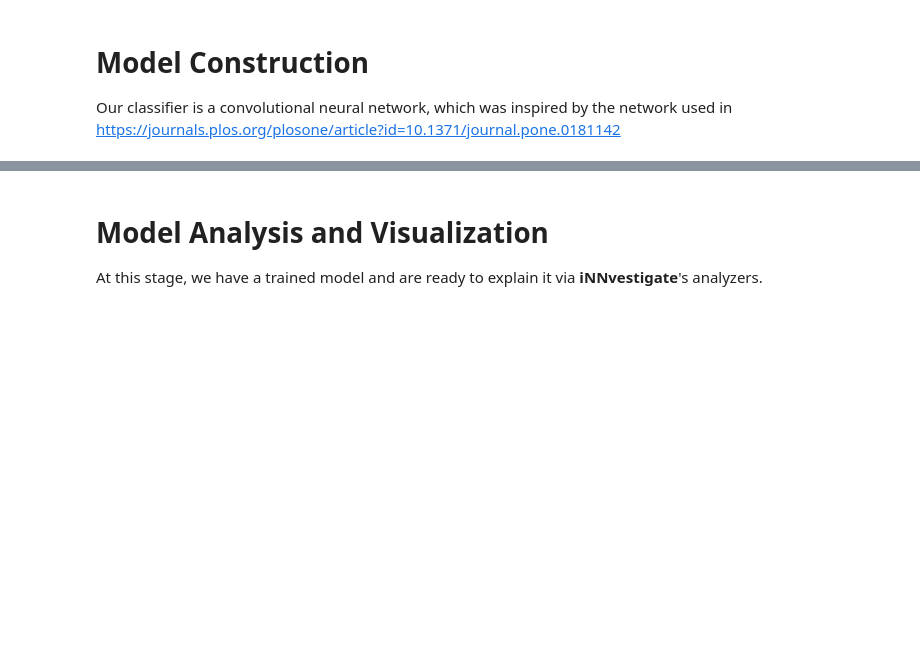
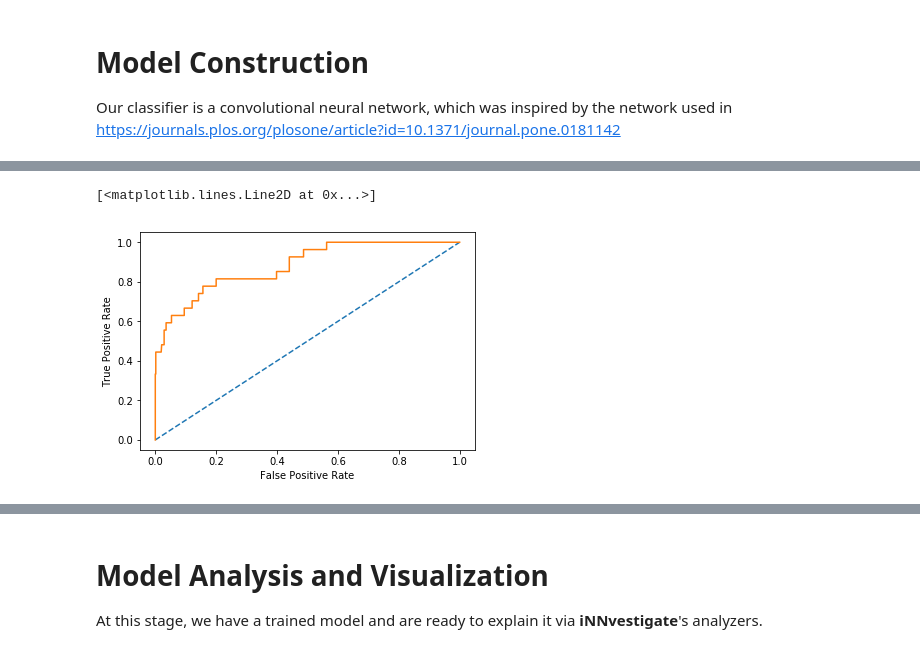
Before and after one commit to aauss/EventEpi, a Jupyter notebook: notebooks/LRP_analysis.ipynb, the cells around one changed output, grey strips where cells are left out. Drawn from its saved outputs; the diff is of its cells as text; code cells hidden in the pictures; blank space fills up the shorter version.

```diff
--- a/notebooks/LRP_analysis.ipynb
+++ b/notebooks/LRP_analysis.ipynb
@@ -268,12 +284,15 @@ y_test = DATASETS['testing']['y']
 soft_max_predicted = model_with_softmax.predict(x_test)
 y_pred = [soft_max_predicted[i][1] for i in range(len(x_test))]
 # %%
-fpr, tpr, _ = roc_curve(y_test, arg_max_predicted)
+fpr, tpr, _ = roc_curve(y_test, y_pred)
 
 plt.xlabel('False Positive Rate')
 plt.ylabel('True Positive Rate')
 plt.plot([0, 1], [0, 1], linestyle='--')
 plt.plot(fpr, tpr)
+# %% [output]
+[<matplotlib.lines.Line2D at 0x...>]
+[figure, added]
 # %%
 y_argmax = [soft_max_predicted[i].argmax() for i in range(len(x_test))]
 # %%
```
Also changed, not shown: parts of 11 cells of this notebook.
